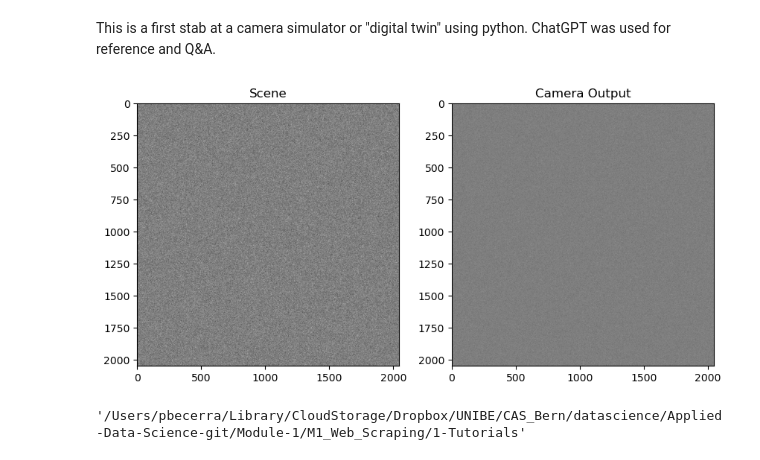
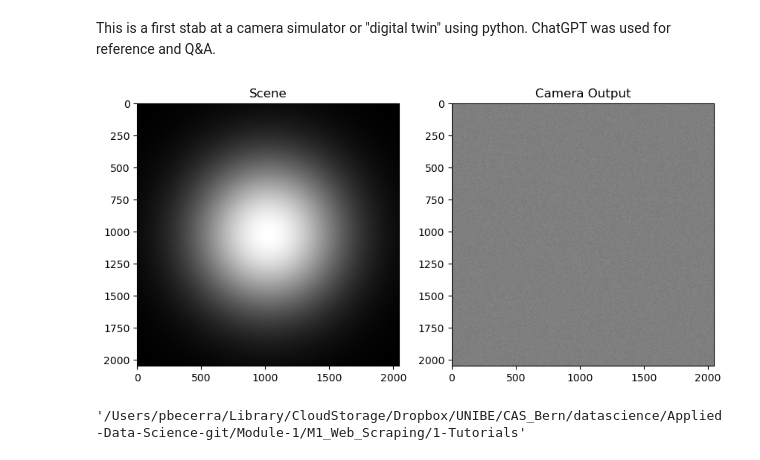
Before and after one commit to pbecerrav/cam_sim, a Jupyter notebook: cam_sim.ipynb, the cells around one changed output. Saved outputs shown, nothing was run; the diff lists cells and outputs as text; code cells hidden in the pictures.

```diff
--- a/cam_sim.ipynb
+++ b/cam_sim.ipynb
@@ -9,48 +9,83 @@ import matplotlib.pyplot as plt
 # Parameters
 image_width = 2048
 image_height = 2048
-exposure_time = 0.2  # seconds
+exposure_time = 0.1  # Exposure time in seconds
 
 # Simulate photon shot noise
 def simulate_photon_noise(image):
+    """
+    Simulates photon shot noise. This noise is inherent to the randomness of photon arrivals.
+    :param image: The initial image data (electron counts).
+    :return: Simulated image data with added photon noise.
+    """
     return np.random.poisson(image)
 
 # Simulate read noise
 def simulate_read_noise(image, read_noise_std):
+    """
+    Simulates read noise. This noise is introduced during the readout process of the sensor.
+    :param image: The image data (electron counts) before read noise.
+    :param read_noise_std: Standard deviation of the read noise.
+    :return: Simulated image data with added read noise.
+    """
     return image + np.random.normal(0, read_noise_std, image.shape)
 
 # Simulate dark current noise
 def simulate_dark_current(image, dark_current_rate, exposure_time):
+    """
+    Simulates dark current noise. Dark current is generated by the sensor even in the absence of light.
+    :param image: The image data (electron counts) before dark current noise.
+    :param dark_current_rate: Dark current rate in electrons per second per pixel.
+    :param exposure_time: Exposure time in seconds.
+    :return: Simulated image data with added dark current noise.
+    """
     dark_noise = np.random.poisson(dark_current_rate * exposure_time, image.shape)
     return image + dark_noise
 
 # Simulate CMOS camera
 def simulate_cmos_camera(scene, exposure_time, read_noise_std, dark_current_rate):
-    sensor_response = scene * exposure_time
-    sensor_response = simulate_photon_noise(sensor_response)
-    sensor_response = simulate_read_noise(sensor_response, read_noise_std)
-    sensor_response = simulate_dark_current(sensor_response, dark_current_rate, exposure_time)
+    """
+    Simulates the behavior of a CMOS camera sensor.
+    :param scene: The input scene (e.g., a grayscale image).
+    :param exposure_time: Exposure time in seconds.
+    :param read_noise_std: Standard deviation of read noise.
+    :param dark_current_rate: Dark current rate in electrons per second per pixel.
+    :return: Simulated camera sensor output with photon noise, read noise, and dark current noise.
+    """
+    sensor_response = scene * exposure_time  # Apply exposure time
+    sensor_response = simulate_photon_noise(sensor_response)  # Simulate photon shot noise
+    sensor_response = simulate_read_noise(sensor_response, read_noise_std)  # Simulate read noise
+    sensor_response = simulate_dark_current(sensor_response, dark_current_rate, exposure_time)  # Simulate dark current
     return sensor_response
 
+# Create a structured scene with a 2D Gaussian distribution
+x, y = np.meshgrid(np.linspace(0, 1, image_width), np.linspace(0, 1, image_height))
+center_x, center_y = 0.5, 0.5  # Center of the Gaussian distribution
+std_x, std_y = 0.2, 0.2  # Standard deviation for the Gaussian distribution
+
+scene = np.exp(-((x - center_x) ** 2 / (2 * std_x ** 2) + (y - center_y) ** 2 / (2 * std_y ** 2)))
+
 # Create a simple scene (grayscale)
-scene = np.random.rand(image_height, image_width)
+# scene = np.random.rand(image_height, image_width)
 
-# Simulate camera response
-camera_output = simulate_cmos_camera(scene, exposure_time=exposure_time, read_noise_std=5, dark_current_rate=0.01)
+# Simulate CMOS camera response with proper scaling
+sensor_response = simulate_cmos_camera(scene, exposure_time=exposure_time, read_noise_std=5, dark_current_rate=0.01)
 
 # Display the scene and camera output
 plt.figure(figsize=(10, 5))
 plt.subplot(1, 2, 1)
 plt.title("Scene")
 plt.imshow(scene, cmap='gray')
 
 plt.subplot(1, 2, 2)
 plt.title("Camera Output")
+# Scale the sensor response for visualization purposes
+camera_output = sensor_response
 plt.imshow(camera_output, cmap='gray')
 
 plt.show()
 # %% [output]
-[figure, old version]
+[figure, new version]
 # %%
 %pwd
 # %% [output]
```
